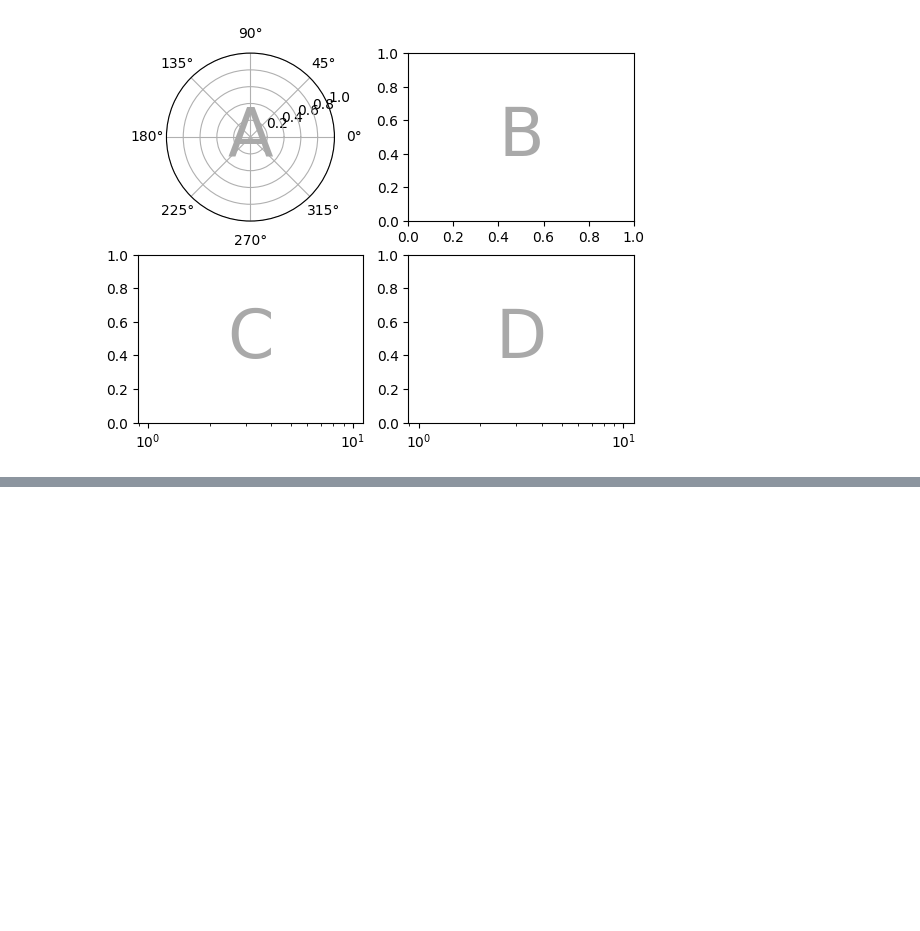
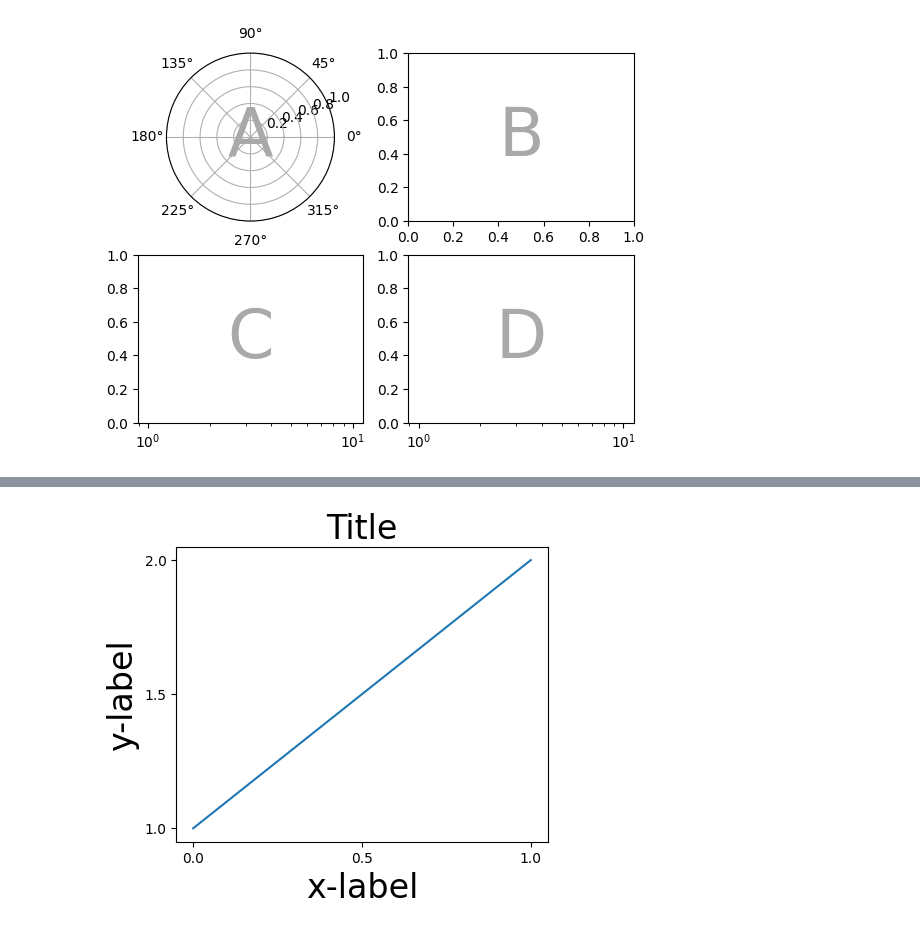
Before and after one commit to manasesmutembei11/ML, a Jupyter notebook: matplotlib/matplotlib_axes&subplots.ipynb, the cells around one changed output, grey strips where cells are left out. Cells and saved outputs as stored; diff of their text form; code cells hidden in the pictures; blank space fills up the shorter version.

```diff
--- a/matplotlib/matplotlib_axes&subplots.ipynb
+++ b/matplotlib/matplotlib_axes&subplots.ipynb
@@ -763,0 +800,5 @@ identify_axes(axd)
+# %%
+fig, ax = plt.subplots(layout="constrained")
+example_plot(ax, fontsize=24)
+# %% [output]
+[figure, added]
```
Also changed, not shown: parts of 7 cells of this notebook.
